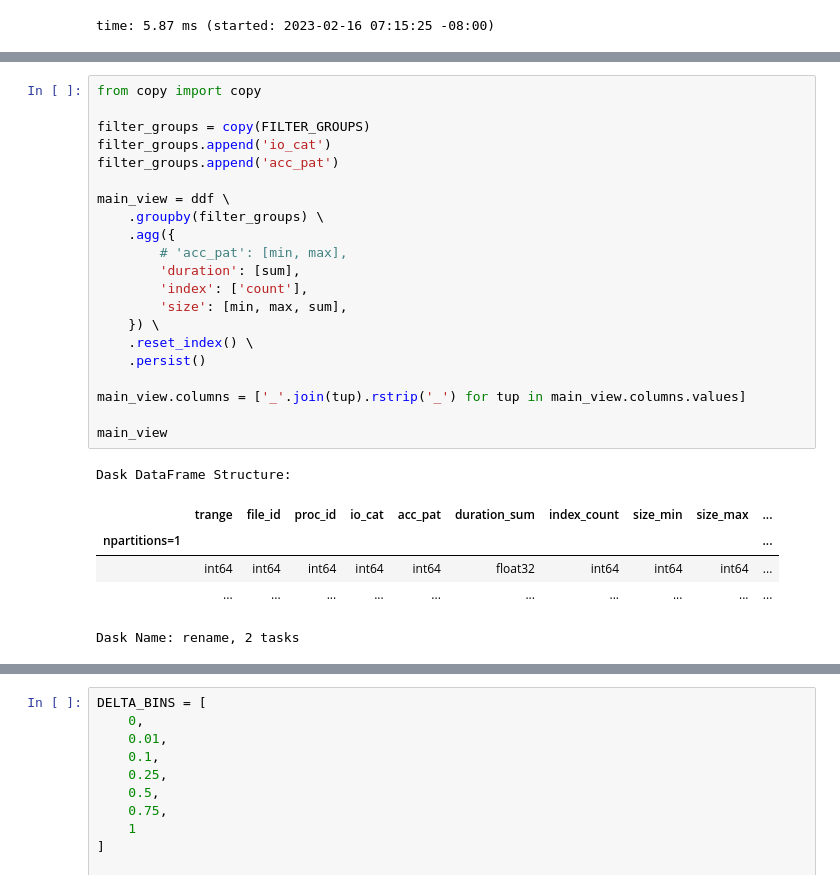
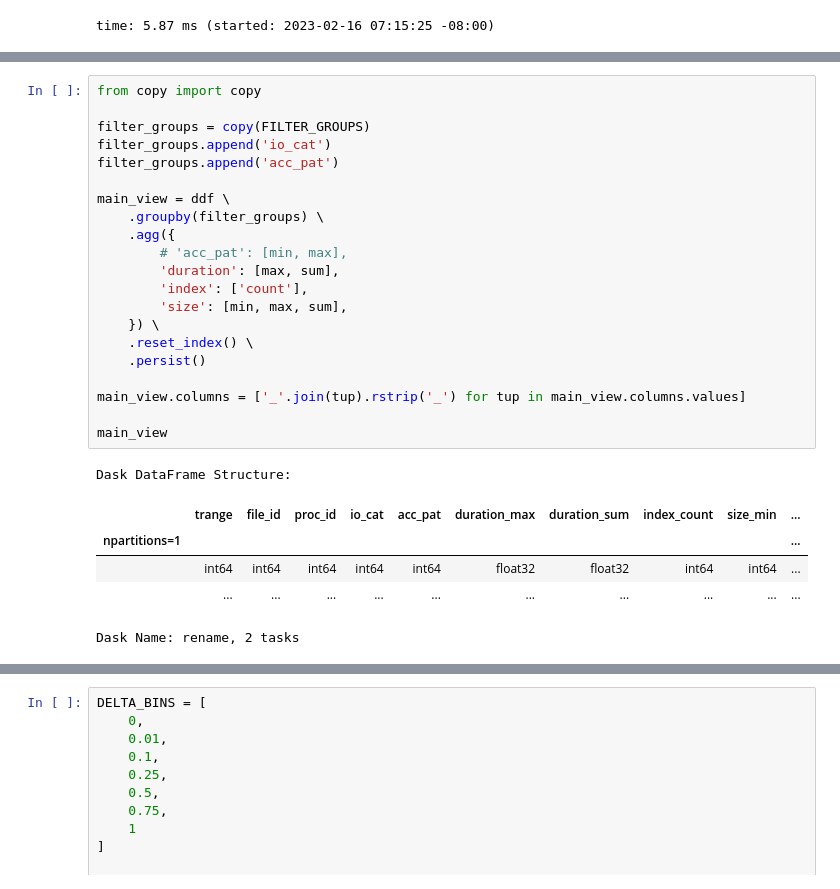
Before and after one commit to izzet/wisio, a Jupyter notebook: notebooks/playground-cm1.ipynb, the cells around one changed output, grey strips where cells are left out. Cells and saved outputs as stored; diff of their text form.

```diff
--- a/notebooks/playground-cm1.ipynb
+++ b/notebooks/playground-cm1.ipynb
@@ -1671,28 +1676,28 @@ time: 1.62 ms (started: 2023-02-16 15:26:26 -08:00)
 # %%
 from copy import copy
 
 filter_groups = copy(FILTER_GROUPS)
 filter_groups.append('io_cat')
 filter_groups.append('acc_pat')
 
 main_view = ddf \
     .groupby(filter_groups) \
     .agg({
         # 'acc_pat': [min, max],
-        'duration': [sum],
+        'duration': [max, sum],
         'index': ['count'],
         'size': [min, max, sum],
     }) \
     .reset_index() \
     .persist()
 
 main_view.columns = ['_'.join(tup).rstrip('_') for tup in main_view.columns.values]
 
 main_view
 # %% [output]
 Dask DataFrame Structure:
-|  | trange | file_id | proc_id | io_cat | acc_pat | duration_sum | index_count | size_min | size_max | ... |
+|  | trange | file_id | proc_id | io_cat | acc_pat | duration_max | duration_sum | index_count | size_min | ... |
 | npartitions=1 |  |  |  |  |  |  |  |  |  | ... |
-|  | int64 | int64 | int64 | int64 | int64 | float32 | int64 | int64 | int64 | ... |
+|  | int64 | int64 | int64 | int64 | int64 | float32 | float32 | int64 | int64 | ... |
 |  | ... | ... | ... | ... | ... | ... | ... | ... | ... | ... |
 Dask Name: rename, 2 tasks
```
Also changed, not shown: parts of 19 cells of this notebook, 10 other files.
